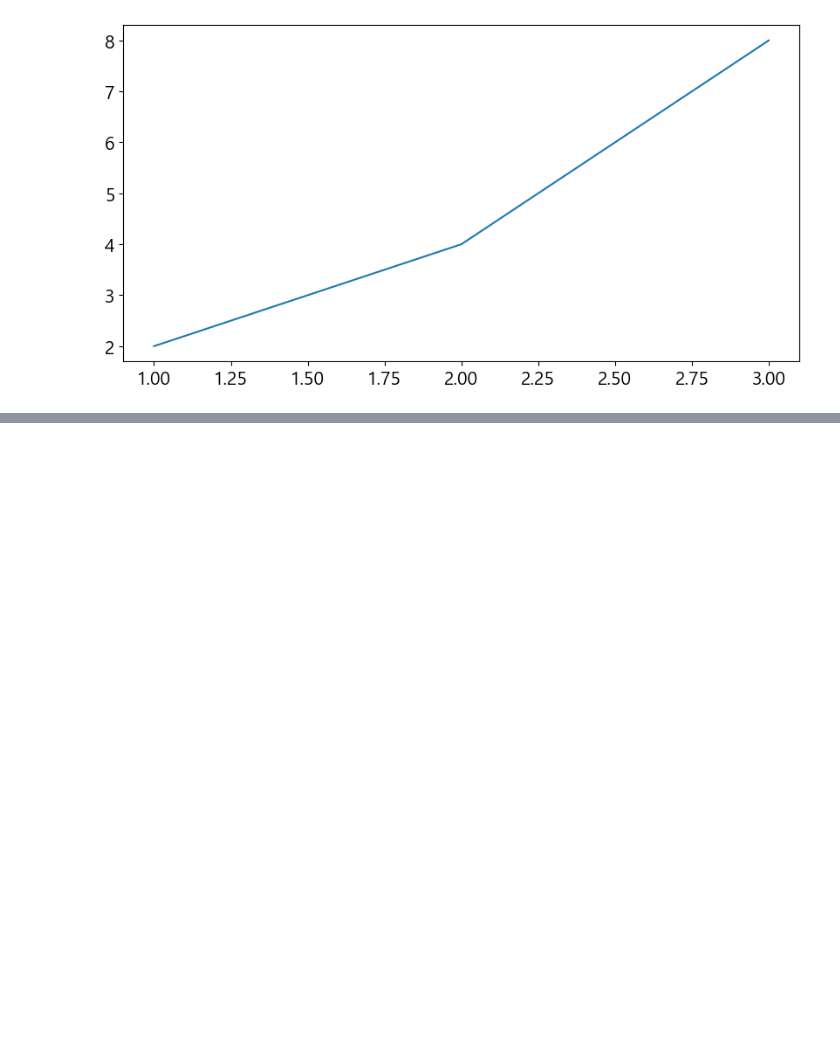
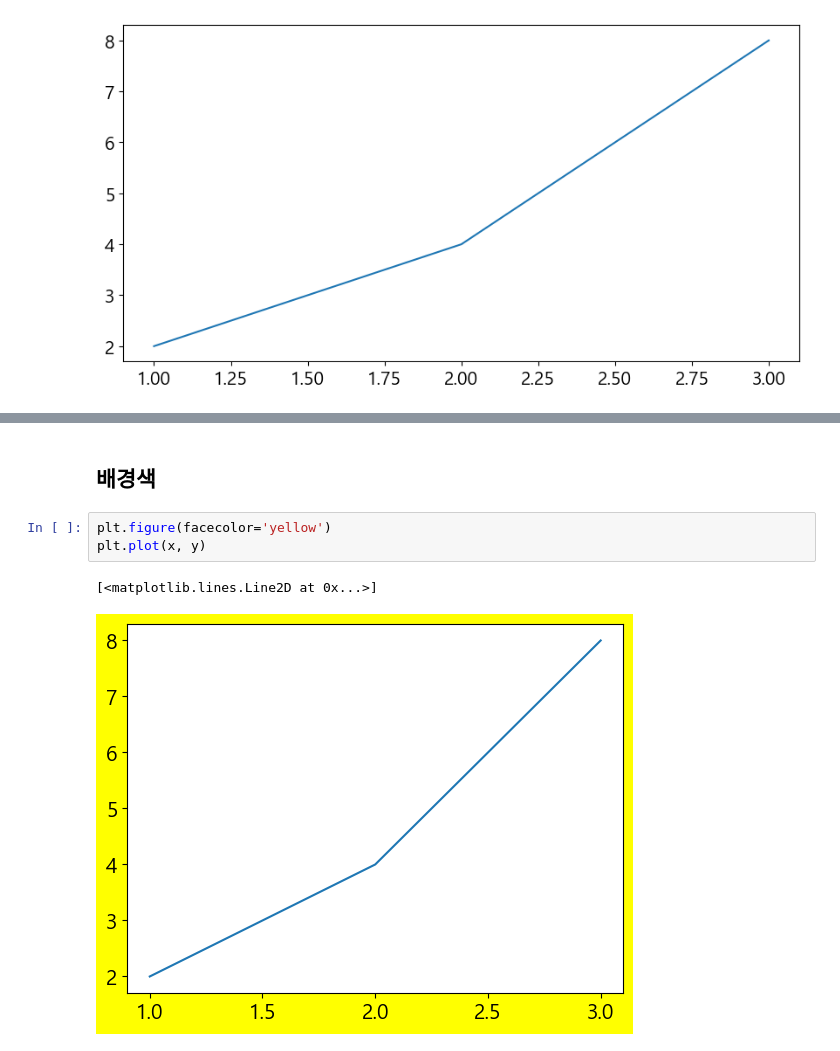
Before and after one commit to psjeong/Machine-Learning, a Jupyter notebook: Matplotlib/04. 스타일.ipynb, the cells around one changed output, grey strips where cells are left out. Drawn from its saved outputs; the diff is of its cells as text; blank space fills up the shorter version.

```diff
--- a/Matplotlib/04. 스타일.ipynb
+++ b/Matplotlib/04. 스타일.ipynb
@@ -170,0 +184,8 @@ plt.plot(x, y)
+# %% [markdown]
+## 배경색
+# %%
+plt.figure(facecolor='yellow')
+plt.plot(x, y)
+# %% [output]
+[<matplotlib.lines.Line2D at 0x...>]
+[figure, added]
```
Also changed, not shown: parts of 3 cells of this notebook.
